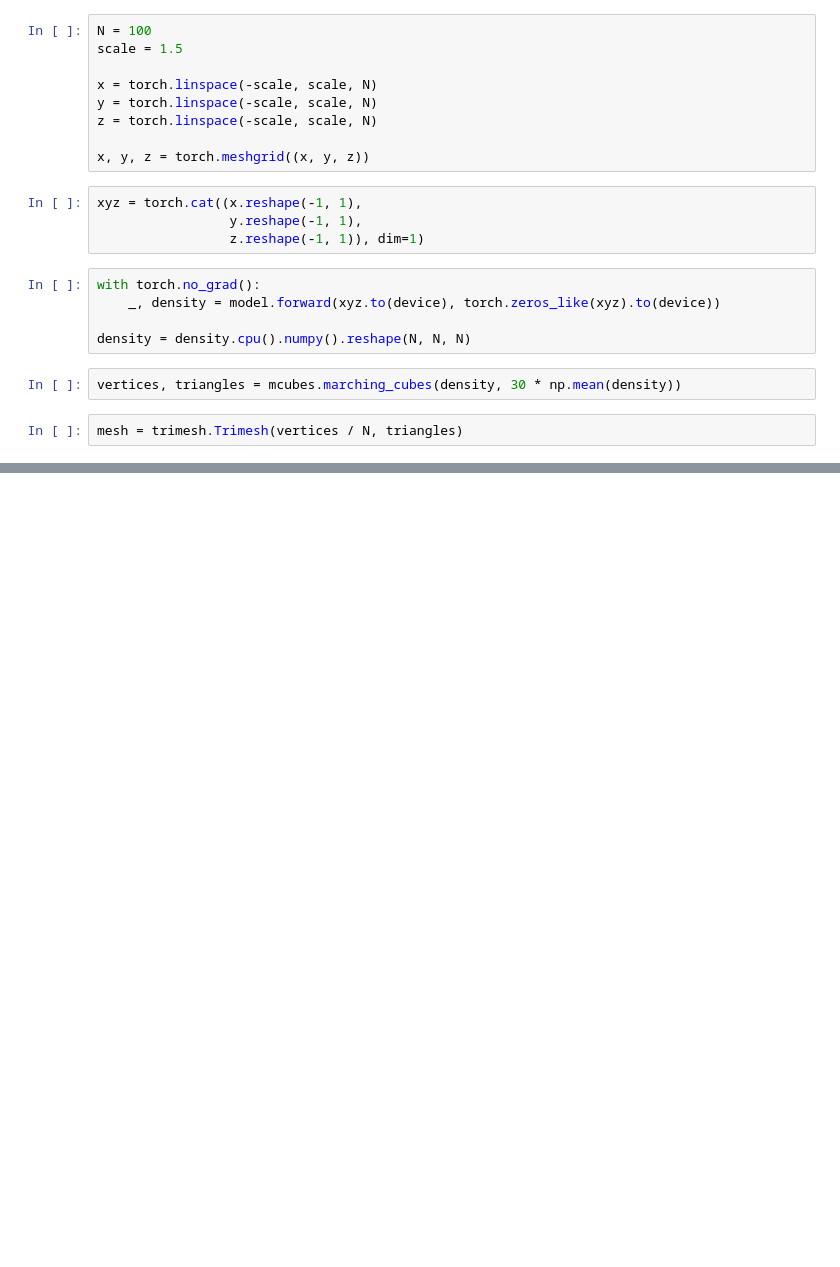
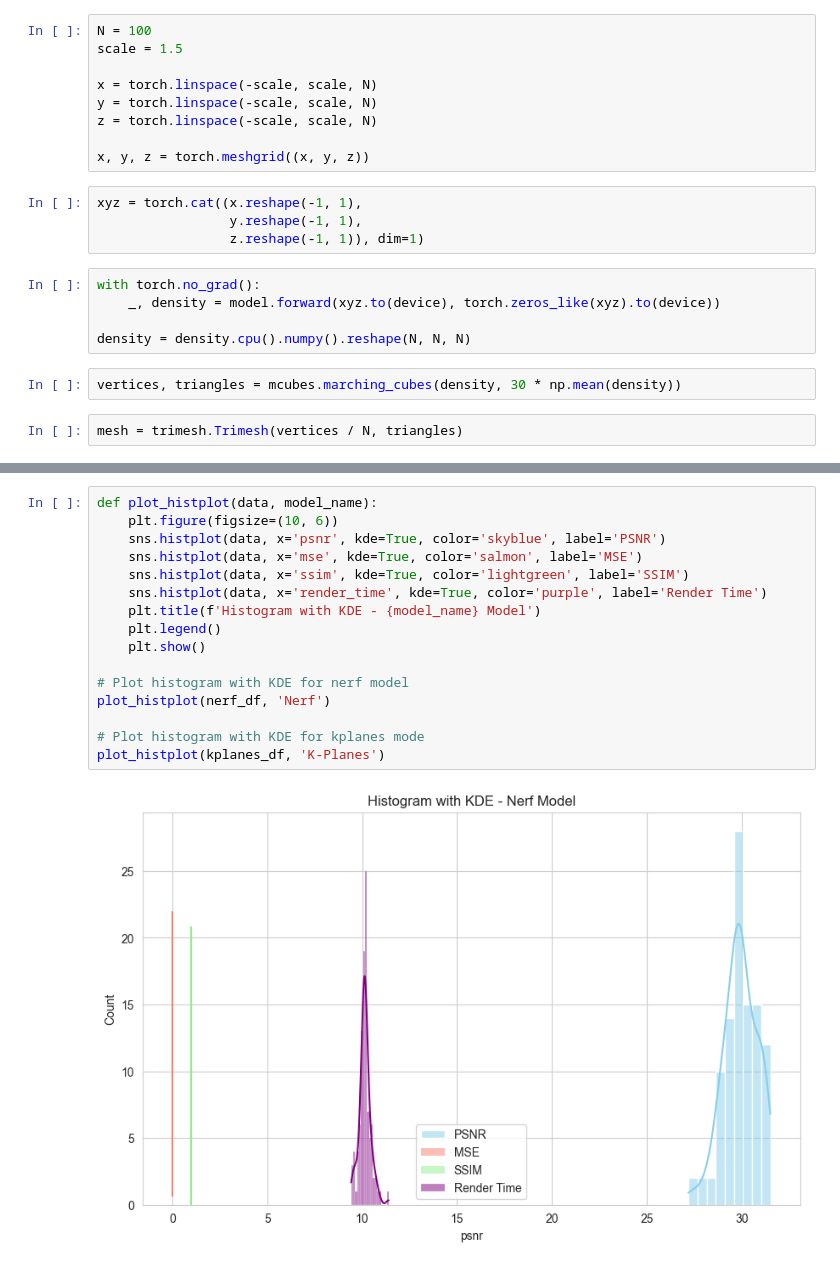
Before and after one commit to VRX2314/NeRF-KPlanes-SemX, a Jupyter notebook: full_pipe.ipynb, the cells around one changed output, grey strips where cells are left out. Cells and saved outputs as stored; diff of their text form; blank space fills up the shorter version.

```diff
--- a/full_pipe.ipynb
+++ b/full_pipe.ipynb
@@ -504,0 +543,18 @@ mesh.show()
+# %%
+def plot_histplot(data, model_name):
+    plt.figure(figsize=(10, 6))
+    sns.histplot(data, x='psnr', kde=True, color='skyblue', label='PSNR')
+    sns.histplot(data, x='mse', kde=True, color='salmon', label='MSE')
+    sns.histplot(data, x='ssim', kde=True, color='lightgreen', label='SSIM')
+    sns.histplot(data, x='render_time', kde=True, color='purple', label='Render Time')
+    plt.title(f'Histogram with KDE - {model_name} Model')
+    plt.legend()
+    plt.show()
+
+# Plot histogram with KDE for nerf model
+plot_histplot(nerf_df, 'Nerf')
+
+# Plot histogram with KDE for kplanes mode
+plot_histplot(kplanes_df, 'K-Planes')
+# %% [output]
+[figure, added]
```
Also changed, not shown: parts of 8 cells of this notebook, 3 other files.
